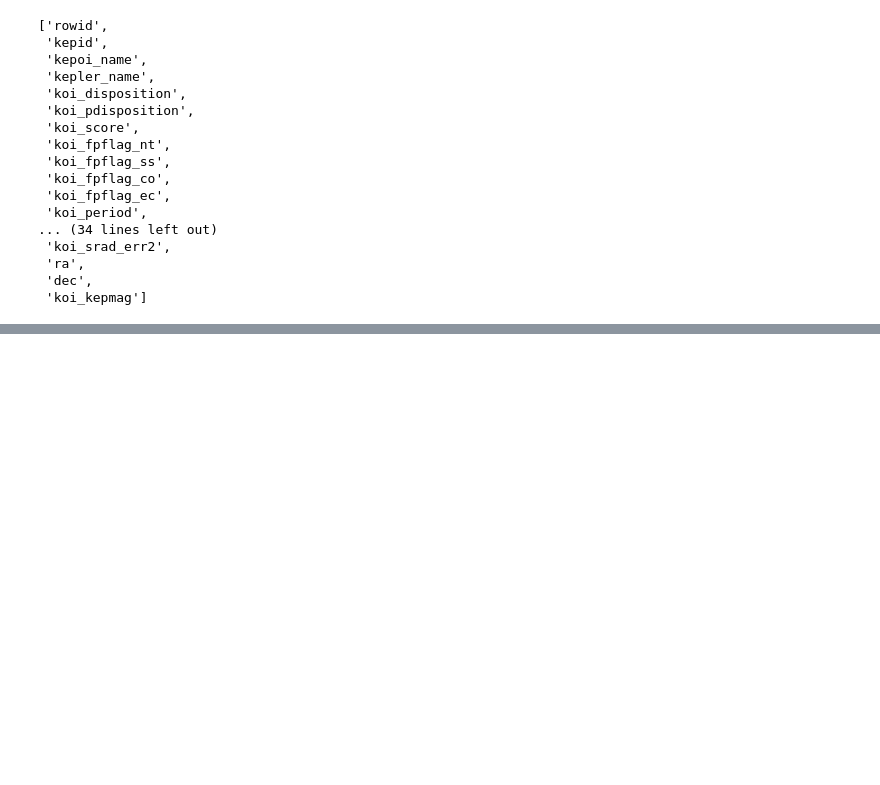
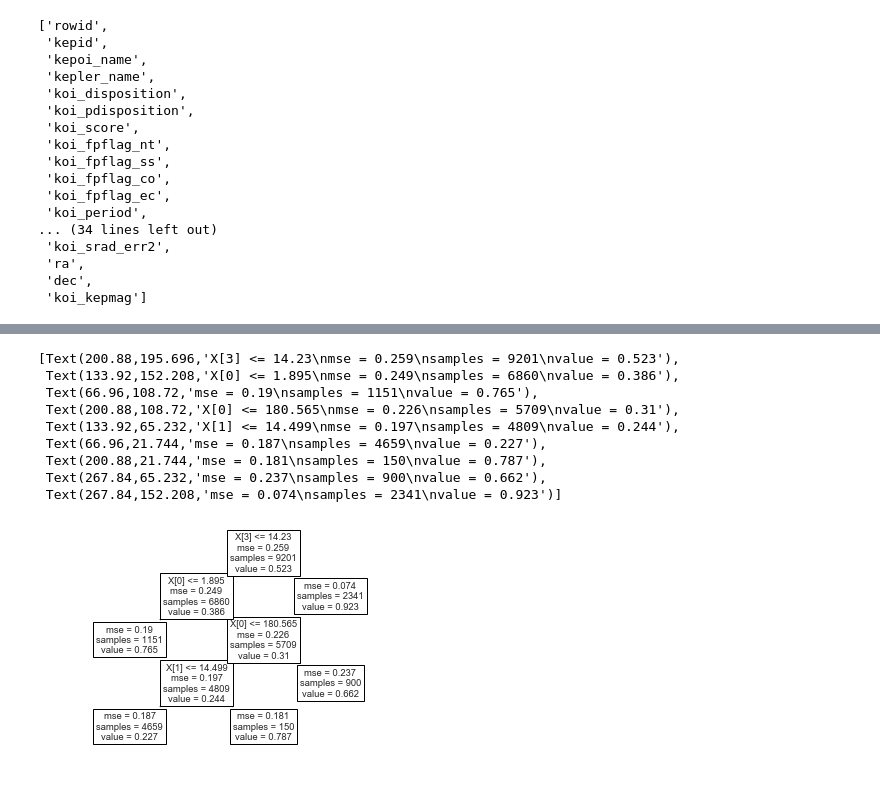
Before and after one commit to NormanLo4319/Exoplanet-Exploration-ML-Project, a Jupyter notebook: Exoplanet_Exploration_Project.ipynb, the cells around one changed output, grey strips where cells are left out. Drawn from its saved outputs; the diff is of its cells as text; code cells hidden in the pictures; blank space fills up the shorter version.

```diff
--- a/Exoplanet_Exploration_Project.ipynb
+++ b/Exoplanet_Exploration_Project.ipynb
@@ -99,0 +238,4 @@ Name: koi_score, Length: 9564, dtype: float64
+# %%
+X = data[['koi_period', 'koi_duration', 'koi_depth', 'koi_prad',
+         'koi_teq', 'koi_insol', 'koi_slogg', 'koi_srad']].as_matrix()
+y = data.res.as_matrix()
@@ -99,0 +244,18 @@ Name: koi_score, Length: 9564, dtype: float64
+# %%
+# Decision Tree Regressor Model
+regr = DecisionTreeRegressor(max_leaf_nodes=5)
+result = regr.fit(X, y)
+# %%
+# Plot the Decision Trees diagram
+tree.plot_tree(regr.fit(X, y))
+# %% [output]
+[Text(200.88,195.696,'X[3] <= 14.23\nmse = 0.259\nsamples = 9201\nvalue = 0.523'),
+ Text(133.92,152.208,'X[0] <= 1.895\nmse = 0.249\nsamples = 6860\nvalue = 0.386'),
+ Text(66.96,108.72,'mse = 0.19\nsamples = 1151\nvalue = 0.765'),
+ Text(200.88,108.72,'X[0] <= 180.565\nmse = 0.226\nsamples = 5709\nvalue = 0.31'),
+ Text(133.92,65.232,'X[1] <= 14.499\nmse = 0.197\nsamples = 4809\nvalue = 0.244'),
+ Text(66.96,21.744,'mse = 0.187\nsamples = 4659\nvalue = 0.227'),
+ Text(200.88,21.744,'mse = 0.181\nsamples = 150\nvalue = 0.787'),
+ Text(267.84,65.232,'mse = 0.237\nsamples = 900\nvalue = 0.662'),
+ Text(267.84,152.208,'mse = 0.074\nsamples = 2341\nvalue = 0.923')]
+[figure, added]
```
Also changed, not shown: parts of 52 cells of this notebook, 3 other files.
